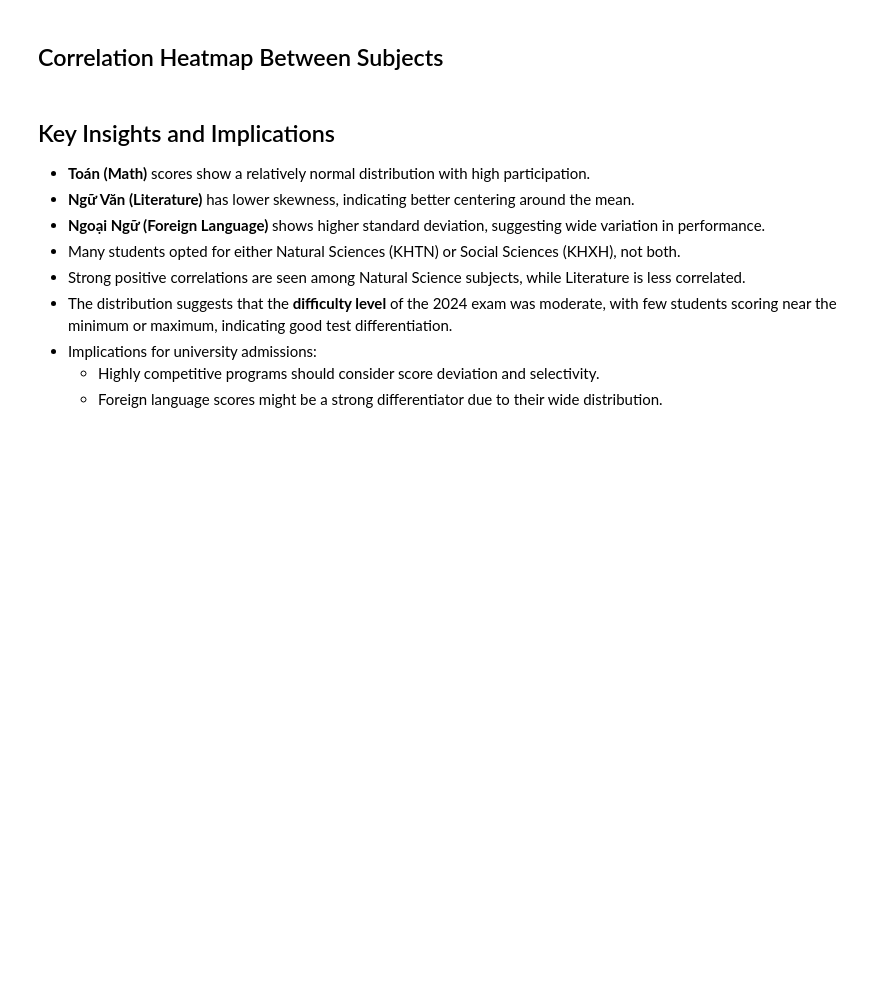
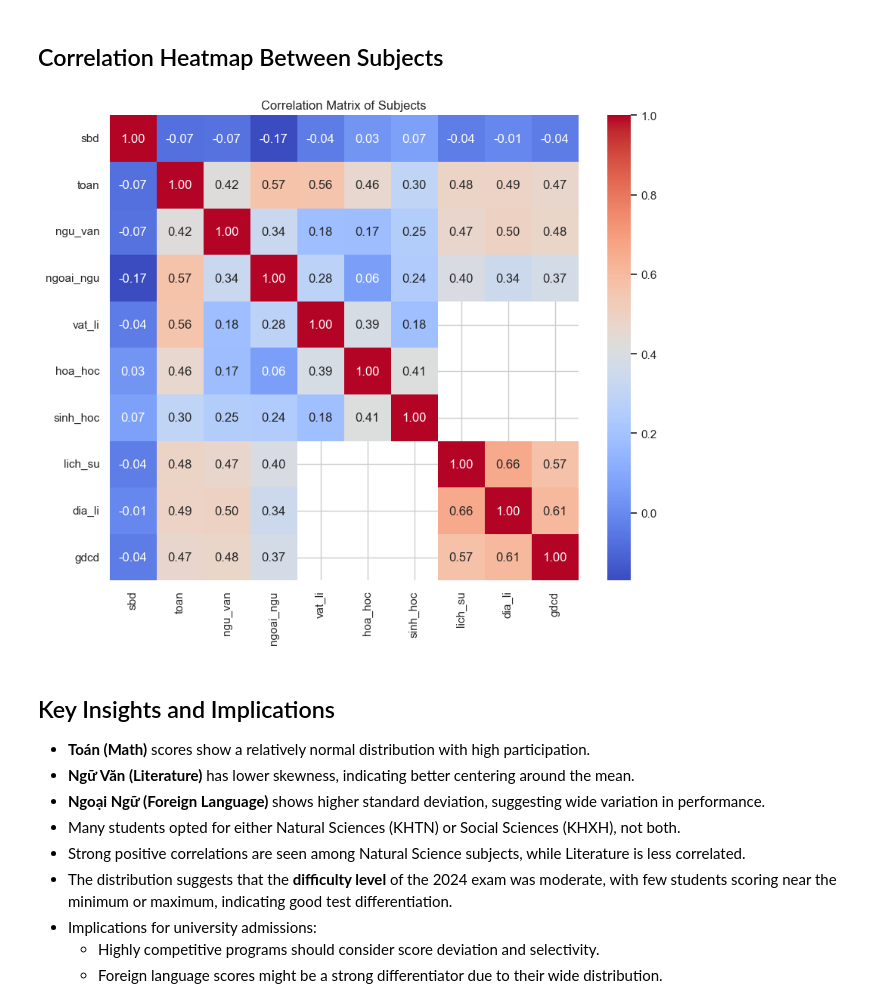
Before and after one commit to minhtriet-le/demo_2024_VN_national_exam_results, a Jupyter notebook: Phan_tich_diem_THPT_2024_English.ipynb, the cells around one changed output. Saved outputs shown, nothing was run; the diff lists cells and outputs as text; code cells hidden in the pictures; blank space fills up the shorter version.

```diff
--- a/Phan_tich_diem_THPT_2024_English.ipynb
+++ b/Phan_tich_diem_THPT_2024_English.ipynb
@@ -74,12 +149,19 @@ skew_std
 # %% [markdown]
 ## Correlation Heatmap Between Subjects
 # %%
+# Select only numeric columns
+numeric_df = df.select_dtypes(include=['float64', 'int64'])
 
+# Compute correlation matrix
+corr = numeric_df.corr()
+
+# Plot
 plt.figure(figsize=(10, 8))
-corr = df.corr()
 sns.heatmap(corr, annot=True, fmt=".2f", cmap='coolwarm')
 plt.title("Correlation Matrix of Subjects")
 plt.show()
+# %% [output]
+[figure, added]
 # %% [markdown]
 
 ## Key Insights and Implications
```
Also changed, not shown: parts of 8 cells of this notebook.
